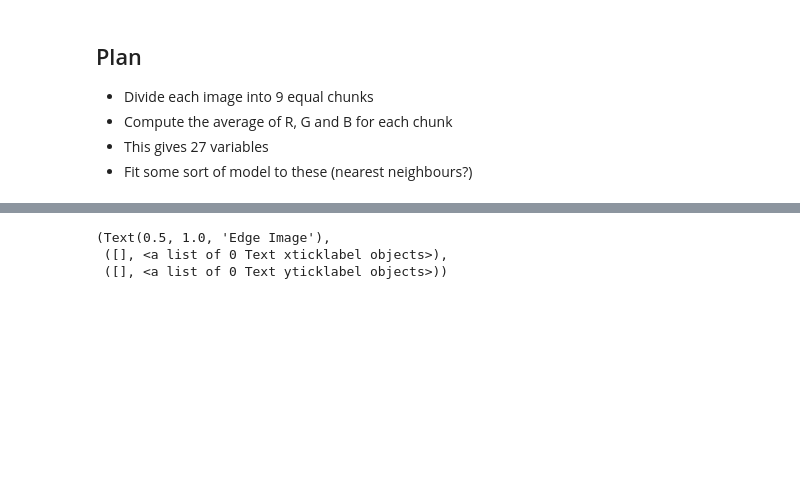
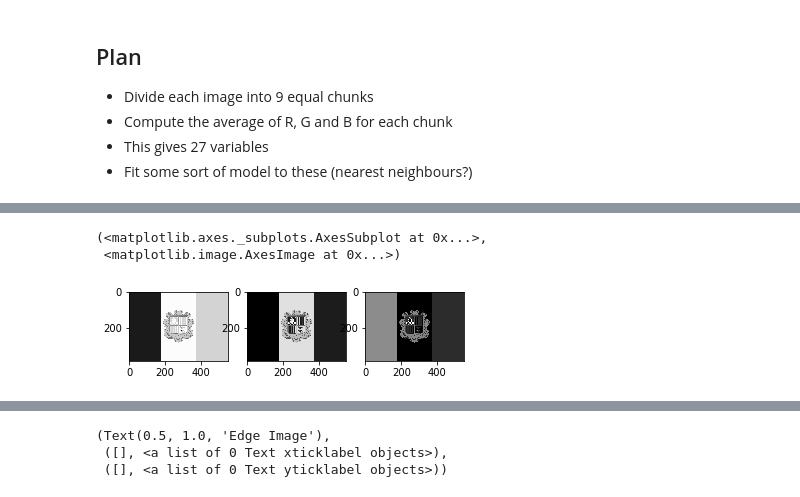
Before and after one commit to rnab/flags, a Jupyter notebook: FlagVision.ipynb, the cells around one changed output, grey strips where cells are left out. Drawn from its saved outputs; the diff is of its cells as text; code cells hidden in the pictures; blank space fills up the shorter version.

```diff
--- a/FlagVision.ipynb
+++ b/FlagVision.ipynb
@@ -26,0 +72,9 @@ plt.imshow(img)
+# %%
+#Visualise the three different layers
+plt.subplot(131),plt.imshow(img[:,:,0],cmap='gray')
+plt.subplot(132),plt.imshow(img[:,:,1],cmap='gray')
+plt.subplot(133),plt.imshow(img[:,:,2],cmap='gray')
+# %% [output]
+(<matplotlib.axes._subplots.AxesSubplot at 0x...>,
+ <matplotlib.image.AxesImage at 0x...>)
+[figure, added]
```
Also changed, not shown: parts of 18 cells of this notebook, 1 other file.
